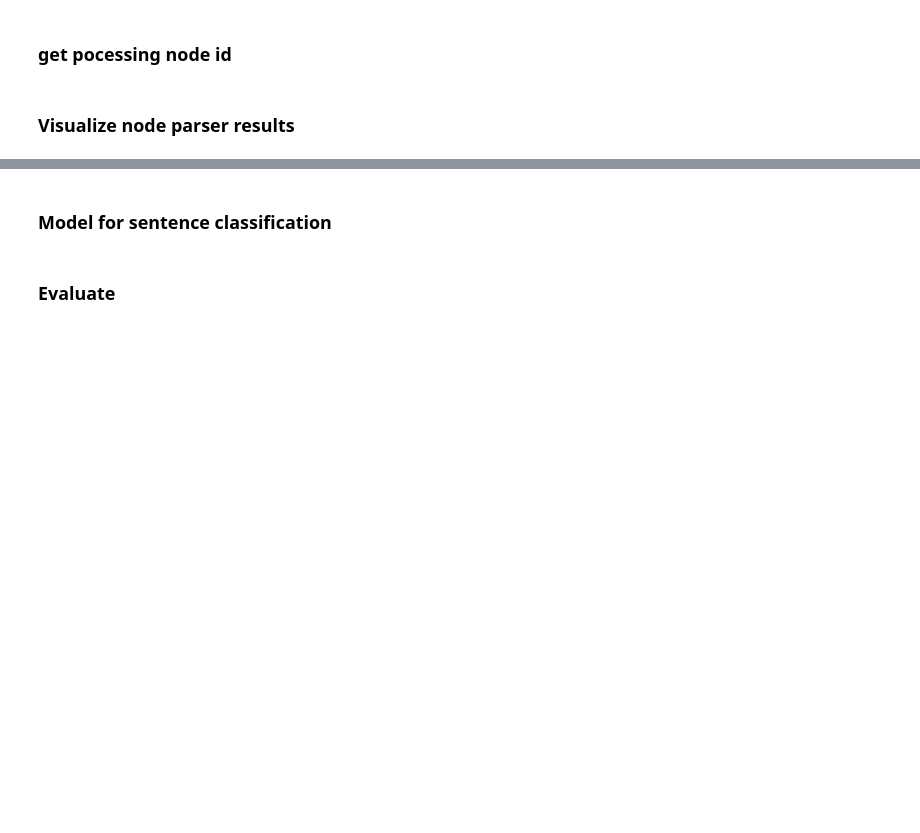
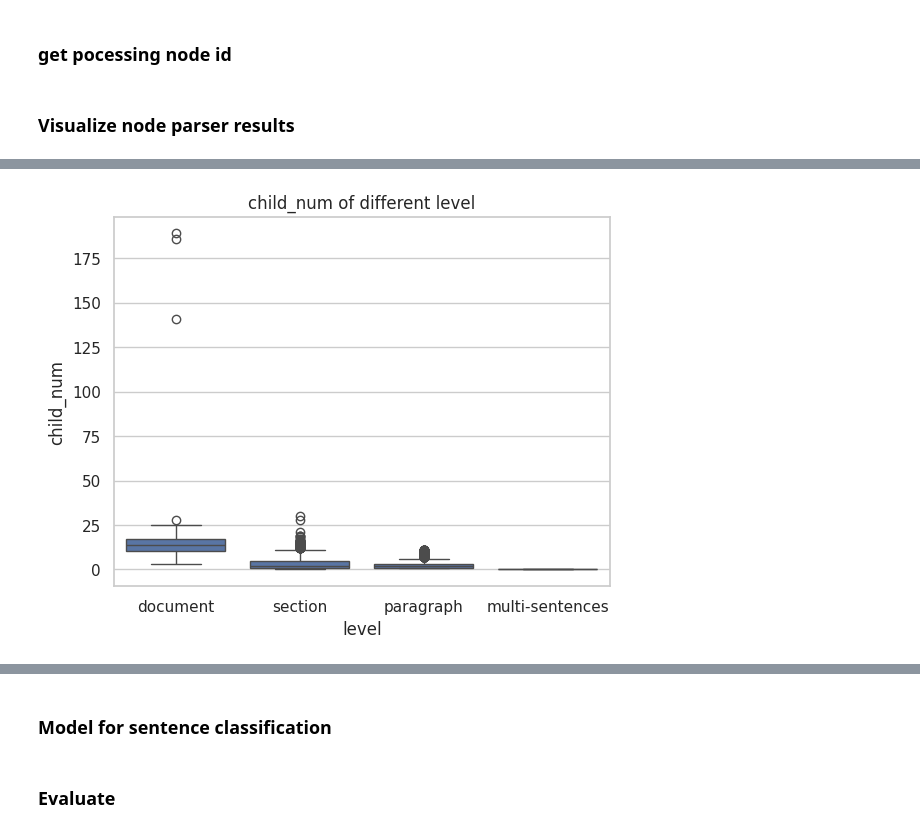
Before and after one commit to zz9tf/Fine-Tuned-GPT-2-with-articles-ground-truth, a Jupyter notebook: code/llamaIndex/basic/test.ipynb, the cells around one changed output, grey strips where cells are left out. Drawn from its saved outputs; the diff is of its cells as text; code cells hidden in the pictures; blank space fills up the shorter version.

```diff
--- a/code/llamaIndex/basic/test.ipynb
+++ b/code/llamaIndex/basic/test.ipynb
@@ -536,0 +618,4 @@ df['level'].value_counts()
+# %%
+plot_box('child_num')
+# %% [output]
+[figure, added]
```
Also changed, not shown: parts of 34 cells of this notebook, 34 other files.
